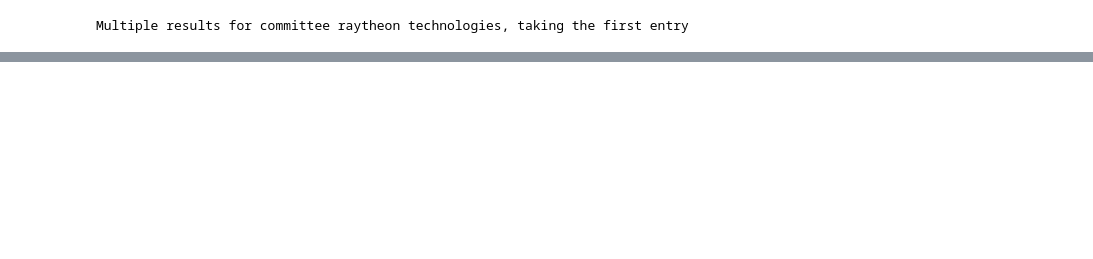
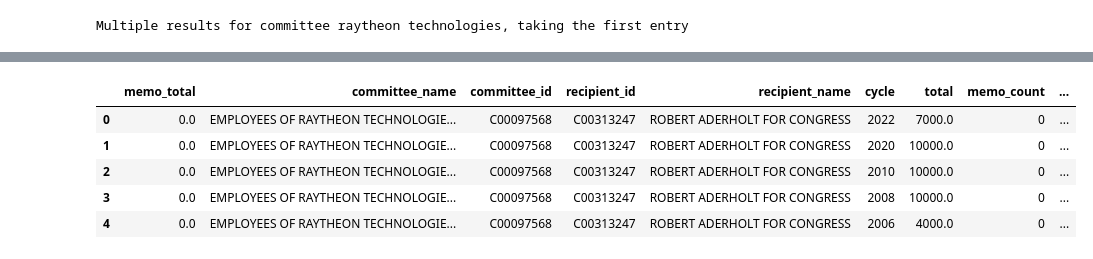
Before and after one commit to jlwhelan28/pac-hunter, a Jupyter notebook: demo.ipynb, the cells around one changed output, grey strips where cells are left out. Saved outputs shown, nothing was run; the diff lists cells and outputs as text; code cells hidden in the pictures; blank space fills up the shorter version.

```diff
--- a/demo.ipynb
+++ b/demo.ipynb
@@ -79,0 +41,10 @@ for cycle in cycles:
+# %%
+# The resulting dataframe showing PAC distributions to election deniers
+denier_donations.head(5)
+# %% [output]
+|  | memo_total | committee_name | committee_id | recipient_id | recipient_name | cycle | total | memo_count | ... |
+| 0 | 0.0 | EMPLOYEES OF RAYTHEON TECHNOLOGIE... | C00097568 | C00313247 | ROBERT ADERHOLT FOR CONGRESS | 2022 | 7000.0 | 0 | ... |
+| 1 | 0.0 | EMPLOYEES OF RAYTHEON TECHNOLOGIE... | C00097568 | C00313247 | ROBERT ADERHOLT FOR CONGRESS | 2020 | 10000.0 | 0 | ... |
+| 2 | 0.0 | EMPLOYEES OF RAYTHEON TECHNOLOGIE... | C00097568 | C00313247 | ROBERT ADERHOLT FOR CONGRESS | 2010 | 10000.0 | 0 | ... |
+| 3 | 0.0 | EMPLOYEES OF RAYTHEON TECHNOLOGIE... | C00097568 | C00313247 | ROBERT ADERHOLT FOR CONGRESS | 2008 | 10000.0 | 0 | ... |
+| 4 | 0.0 | EMPLOYEES OF RAYTHEON TECHNOLOGIE... | C00097568 | C00313247 | ROBERT ADERHOLT FOR CONGRESS | 2006 | 4000.0 | 0 | ... |
```
Also changed, not shown: parts of 10 cells of this notebook.
